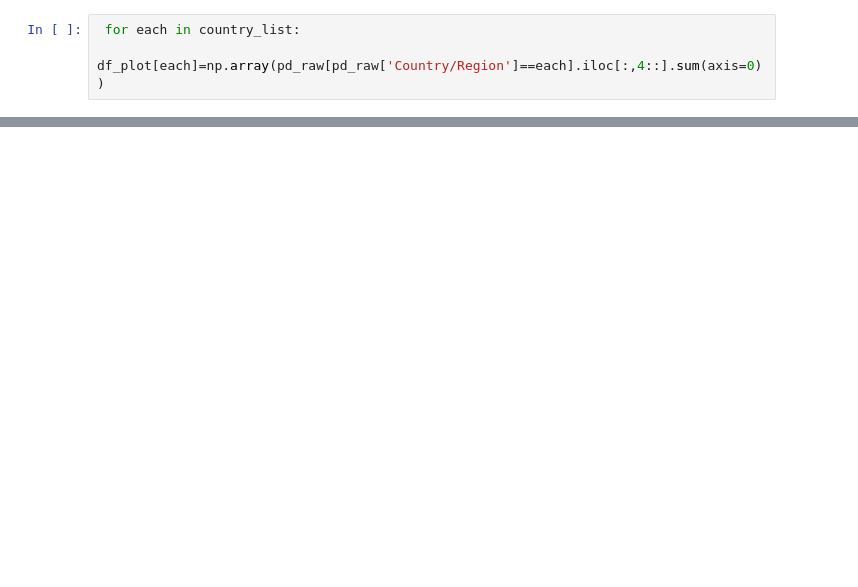
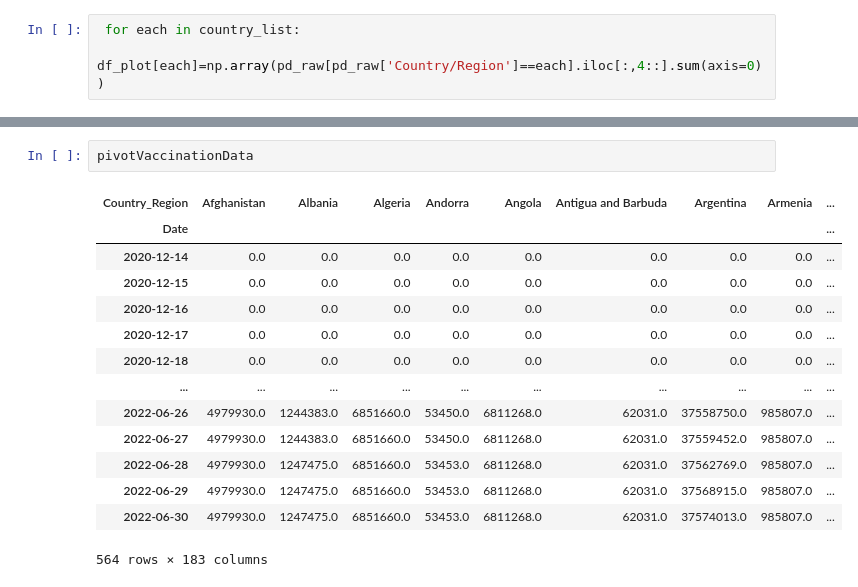
Before and after one commit to DonDavis12/Enterprise-Data-Science-Project, a Jupyter notebook: notebooks/Data_Preparation.ipynb, the cells around one changed output, grey strips where cells are left out. Saved outputs shown, nothing was run; the diff lists cells and outputs as text; blank space fills up the shorter version.

```diff
--- a/notebooks/Data_Preparation.ipynb
+++ b/notebooks/Data_Preparation.ipynb
@@ -115,0 +190,17 @@ Text(0, 0.5, 'Confirmed cases')
+# %%
+pivotVaccinationData
+# %% [output]
+| Country_Region | Afghanistan | Albania | Algeria | Andorra | Angola | Antigua and Barbuda | Argentina | Armenia | ... |
+| Date |  |  |  |  |  |  |  |  | ... |
+| 2020-12-14 | 0.0 | 0.0 | 0.0 | 0.0 | 0.0 | 0.0 | 0.0 | 0.0 | ... |
+| 2020-12-15 | 0.0 | 0.0 | 0.0 | 0.0 | 0.0 | 0.0 | 0.0 | 0.0 | ... |
+| 2020-12-16 | 0.0 | 0.0 | 0.0 | 0.0 | 0.0 | 0.0 | 0.0 | 0.0 | ... |
+| 2020-12-17 | 0.0 | 0.0 | 0.0 | 0.0 | 0.0 | 0.0 | 0.0 | 0.0 | ... |
+| 2020-12-18 | 0.0 | 0.0 | 0.0 | 0.0 | 0.0 | 0.0 | 0.0 | 0.0 | ... |
+| ... | ... | ... | ... | ... | ... | ... | ... | ... | ... |
+| 2022-06-26 | 4979930.0 | 1244383.0 | 6851660.0 | 53450.0 | 6811268.0 | 62031.0 | 37558750.0 | 985807.0 | ... |
+| 2022-06-27 | 4979930.0 | 1244383.0 | 6851660.0 | 53450.0 | 6811268.0 | 62031.0 | 37559452.0 | 985807.0 | ... |
+| 2022-06-28 | 4979930.0 | 1247475.0 | 6851660.0 | 53453.0 | 6811268.0 | 62031.0 | 37562769.0 | 985807.0 | ... |
+| 2022-06-29 | 4979930.0 | 1247475.0 | 6851660.0 | 53453.0 | 6811268.0 | 62031.0 | 37568915.0 | 985807.0 | ... |
+| 2022-06-30 | 4979930.0 | 1247475.0 | 6851660.0 | 53453.0 | 6811268.0 | 62031.0 | 37574013.0 | 985807.0 | ... |
+564 rows × 183 columns
```
Also changed, not shown: parts of 17 cells of this notebook.
